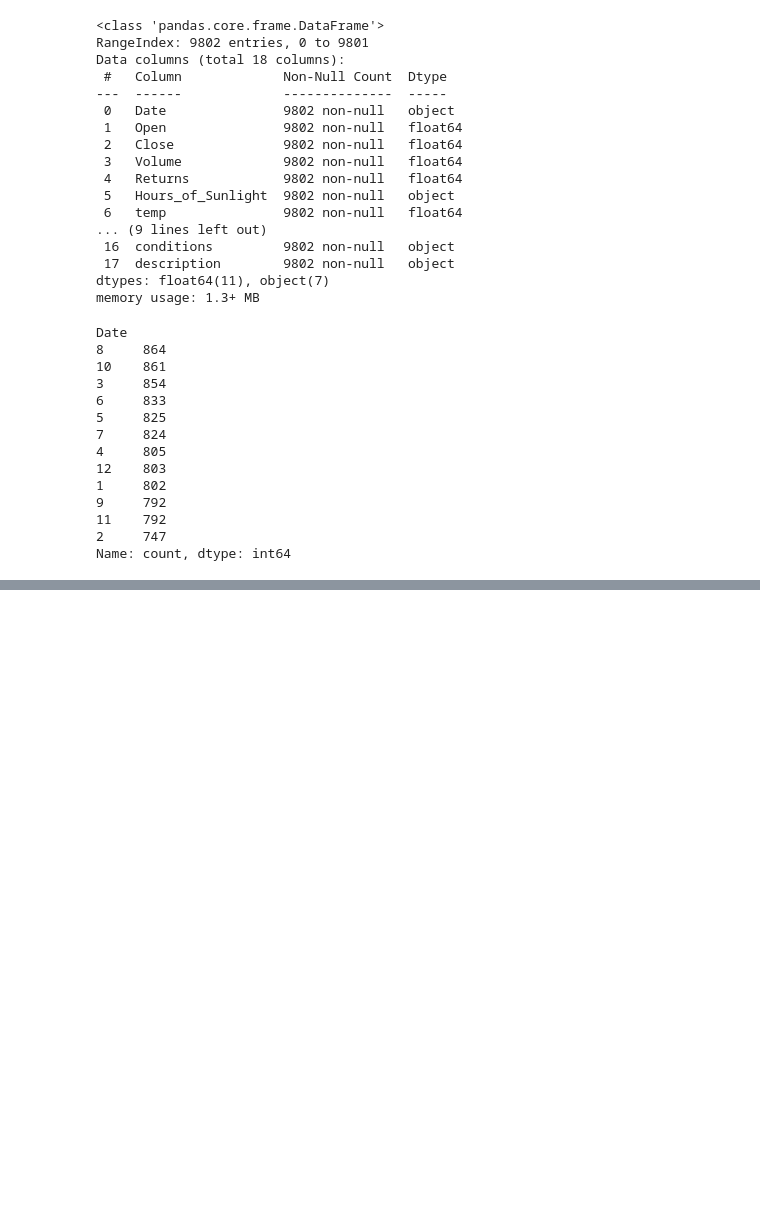
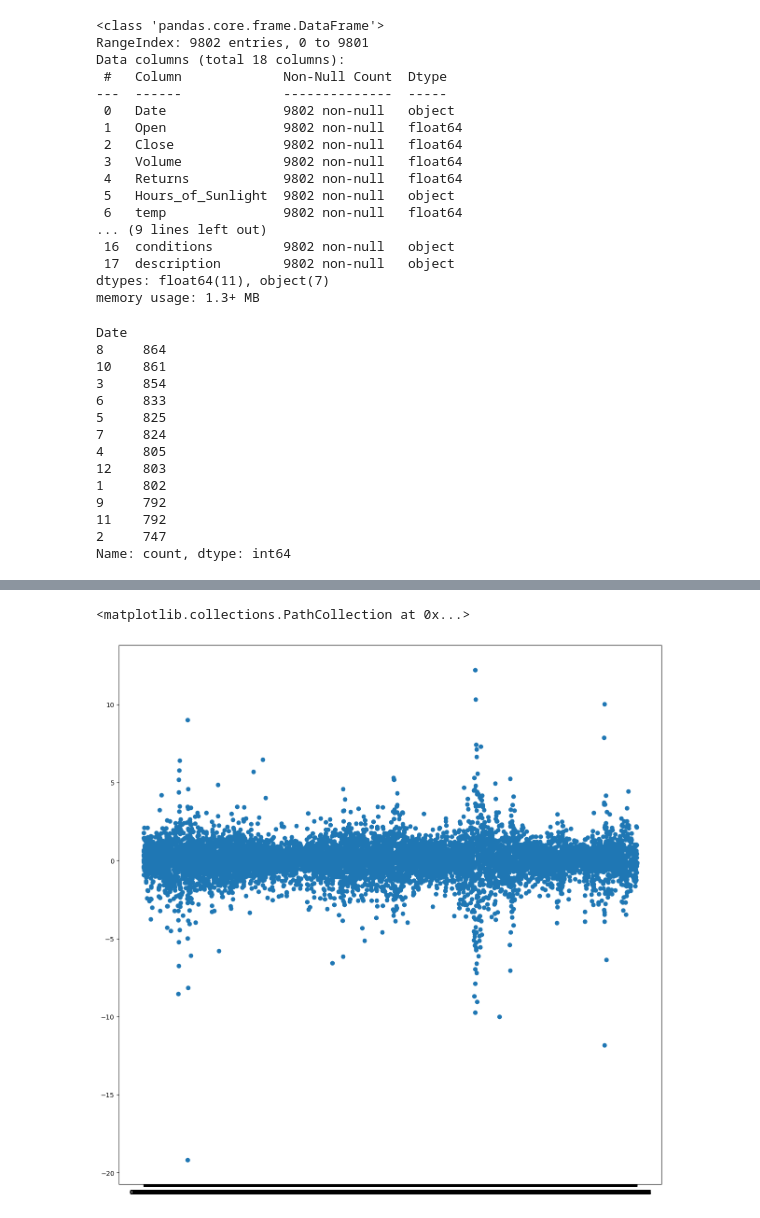
Before and after one commit to wangleo1/SADvsNYSE, a Jupyter notebook: notebooks/NYC_EDA.ipynb, the cells around one changed output, grey strips where cells are left out. Drawn from its saved outputs; the diff is of its cells as text; code cells hidden in the pictures; blank space fills up the shorter version.

Commit message:
EDA graphs commit 1

```diff
--- a/notebooks/NYC_EDA.ipynb
+++ b/notebooks/NYC_EDA.ipynb
@@ -59,0 +72,7 @@ Name: count, dtype: int64
+# %%
+plt.figure(figsize=(15,15))
+
+plt.scatter(x=NYSE_Weather['Hours_of_Sunlight'], y=NYSE_Weather['Returns'])
+# %% [output]
+<matplotlib.collections.PathCollection at 0x...>
+[figure, added]
```
Also changed, not shown: parts of 6 cells of this notebook, 2 other files.
